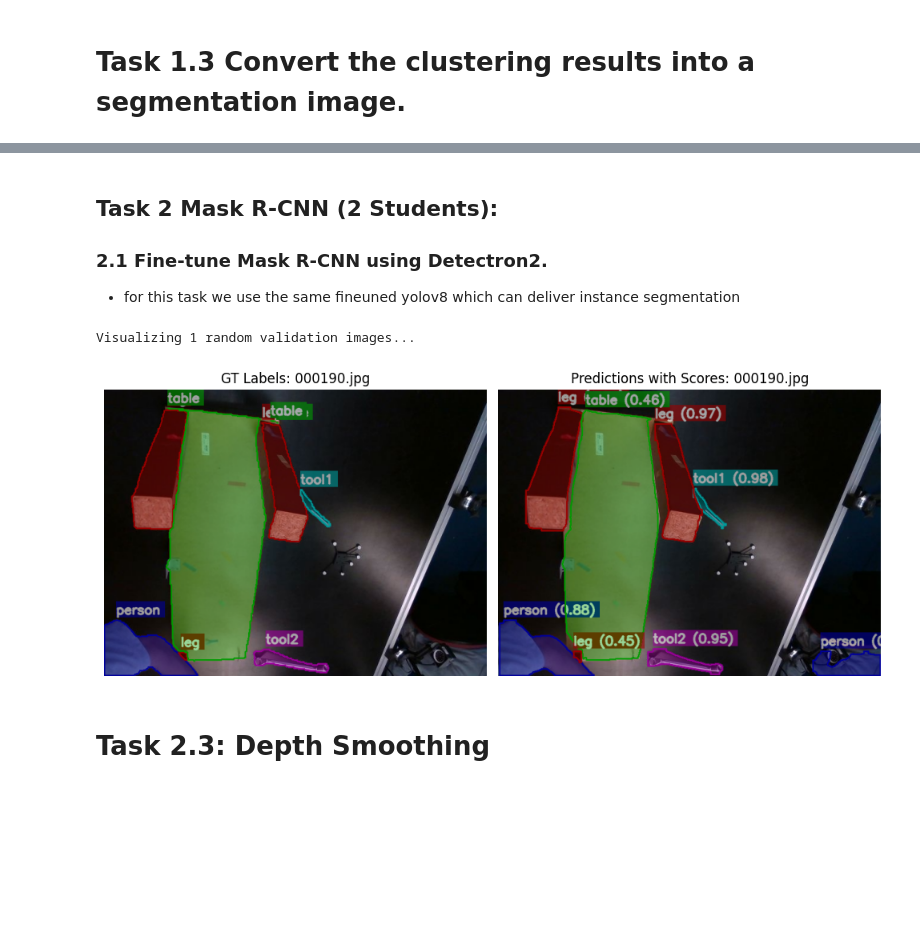
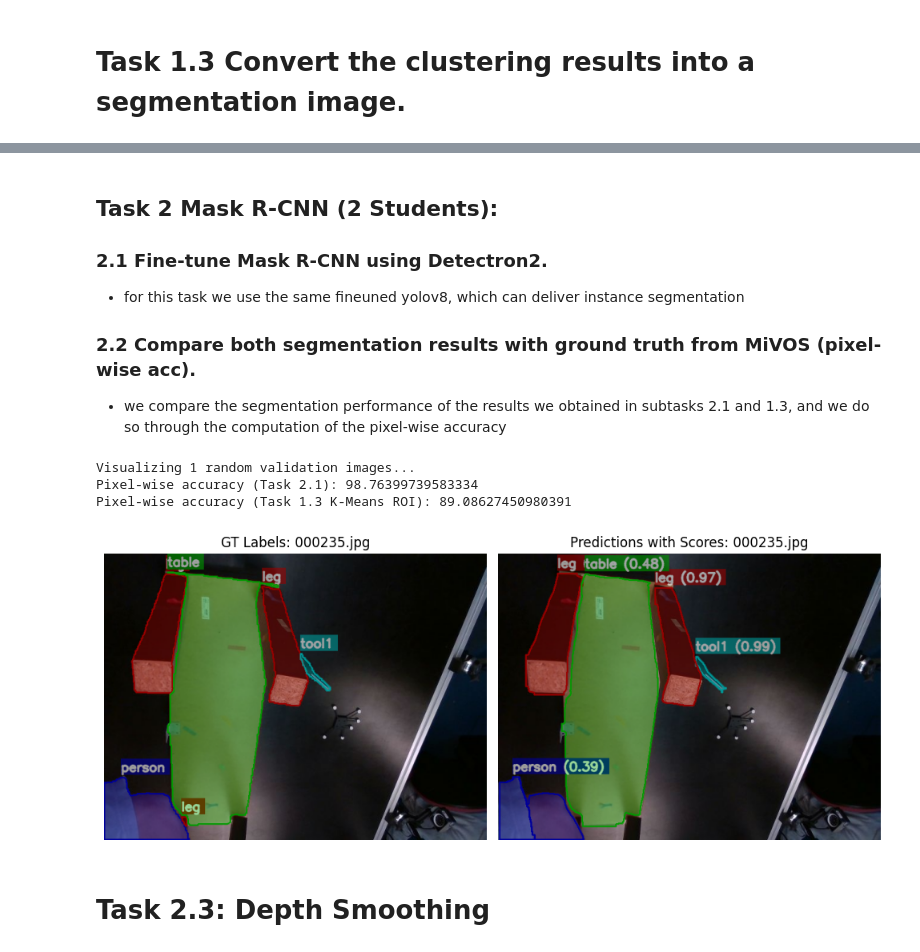
Before and after one commit to GiannosP14/PPHAU, a Jupyter notebook: NS2/HW2-1/HW2_1_fintuning_yolov8.ipynb, the cells around one changed output, grey strips where cells are left out. Cells and saved outputs as stored; diff of their text form; code cells hidden in the pictures; blank space fills up the shorter version.

```diff
--- a/NS2/HW2-1/HW2_1_fintuning_yolov8.ipynb
+++ b/NS2/HW2-1/HW2_1_fintuning_yolov8.ipynb
@@ -707,7 +707,24 @@ plt.show()
 # %% [markdown]
 ## Task 2 Mask R-CNN (2 Students):
 ### 2.1 Fine-tune Mask R-CNN using Detectron2.
--  for this task we use the same fineuned yolov8 which can deliver instance segmentation
+-  for this task we use the same fineuned yolov8, which can deliver instance segmentation
+
+### 2.2 Compare both segmentation results with ground truth from MiVOS (pixel-wise acc).
+
+- we compare the segmentation performance of the results we obtained in subtasks 2.1 and 1.3, and we do so through the computation of the pixel-wise accuracy
+# %%
+def compute_pixel_accuracy(pred_mask, gt_mask):
+    """
+    Compute pixel-wise accuracy between two binary masks of the same size.
+    pred_mask: boolean mask (True = FG)
+    gt_mask:   boolean mask (True = FG)
+    """
+    if pred_mask.shape != gt_mask.shape:
+        raise ValueError("Shape mismatch between predicted and GT mask!")
+
+    correct_pixels = np.sum(pred_mask == gt_mask)
+    total_pixels = pred_mask.shape[0] * pred_mask.shape[1]
+    return (correct_pixels / total_pixels) * 100.0
 # %%
 import os
 import random
@@ -808,33 +825,79 @@ for i, img_filename in enumerate(selected_images_for_viz):
                 class_id = int(r.boxes.cls[j])
                 confidence_score = float(r.boxes.conf[j]) # Get confidence score
                 # Convert mask to polygon points
                 mask_np = mask_data.cpu().numpy().astype(np.uint8)
                 contours, _ = cv2.findContours(mask_np, cv2.RETR_EXTERNAL, cv2.CHAIN_APPROX_SIMPLE)
                 if contours:
                     # Take the largest contour for simplicity if multiple are found
                     contour = max(contours, key=cv2.contourArea)
                     # Reshape to (N, 2) list of tuples for draw_masks_and_scores
                     polygon_points = [tuple(point[0]) for point in contour]
                     predicted_masks_with_scores.append((class_id, polygon_points, confidence_score)) # Append score
 
+
+    # ---- Pixel-wise accuracy for Subtask 2.1 ----
+    # Create GT mask as uint8 for OpenCV
+    gt_binary_mask = np.zeros((img_height, img_width), dtype=np.uint8)
+
+    for class_id, polygon_points in gt_masks:
+        pts = np.array(polygon_points, dtype=np.int32).reshape((-1, 1, 2))
+        cv2.fillPoly(gt_binary_mask, [pts], 1)   # fill with value 1
+
+    # Convert to boolean mask
+    gt_binary_mask = gt_binary_mask.astype(bool)
+
+    # Create predicted mask as uint8 for OpenCV
+    pred_binary_mask = np.zeros((img_height, img_width), dtype=np.uint8)
+
+    for class_id, polygon_points, _ in predicted_masks_with_scores:
+        pts = np.array(polygon_points, dtype=np.int32).reshape((-1, 1, 2))
+        cv2.fillPoly(pred_binary_mask, [pts], 1)
+
+    pred_binary_mask = pred_binary_mask.astype(bool)
+
+    # Compute accuracy
+    pixel_acc_21 = compute_pixel_accuracy(pred_binary_mask, gt_binary_mask)
+    print("Pixel-wise accuracy (Task 2.1):", pixel_acc_21)
+
+
+    # ---- Pixel-wise accuracy for Subtask 2.1 (K-Means segmentation vs GT) ----
+    # Build full-sized ground-truth mask (same approach as above)
+    gt_full_mask = np.zeros((img_height, img_width), dtype=np.uint8)
+    for class_id, polygon_points in gt_masks:
+        pts = np.array(polygon_points, dtype=np.int32).reshape((-1, 1, 2))
+        cv2.fillPoly(gt_full_mask, [pts], 1)
+    gt_full_mask = gt_full_mask.astype(bool)
+
+    # Use the same bounding box coordinates from the ROI
+    gt_roi_mask = gt_full_mask[y1:y2, x1:x2]
+
+    # K-means mask for ROI already computed earlier: kmeans_color_mask_cropped
+
+    # Compute pixel-wise accuracy
+    pixel_acc_13 = compute_pixel_accuracy(kmeans_color_mask_cropped, gt_roi_mask)
+    print("Pixel-wise accuracy (Task 1.3 K-Means ROI):", pixel_acc_13)
+
+
     # Draw bounding boxes and labels using the newly defined helper function
     img_with_predictions = draw_masks_and_scores(img_rgb.copy(), predicted_masks_with_scores, CLASSES)
 
     # --- Display Both ---
     plt.subplot(num_images_to_visualize, 2, i * 2 + 1) # First column for GT
     plt.imshow(img_with_gt)
     plt.title(f"GT Labels: {img_filename}")
     plt.axis('off')
 
     plt.subplot(num_images_to_visualize, 2, i * 2 + 2) # Second column for Predictions
     plt.imshow(img_with_predictions)
     plt.title(f"Predictions with Scores: {img_filename}")
     plt.axis('off')
 
 plt.tight_layout()
 plt.show()
 # %% [output]
 Visualizing 1 random validation images...
+Pixel-wise accuracy (Task 2.1): 98.76399739583334
+Pixel-wise accuracy (Task 1.3 K-Means ROI): 89.08627450980391
-[figure, old version]
+[figure, new version]
 # %% [markdown]
 # Task 2.3: Depth Smoothing
```
Also changed, not shown: parts of 9 cells of this notebook.
